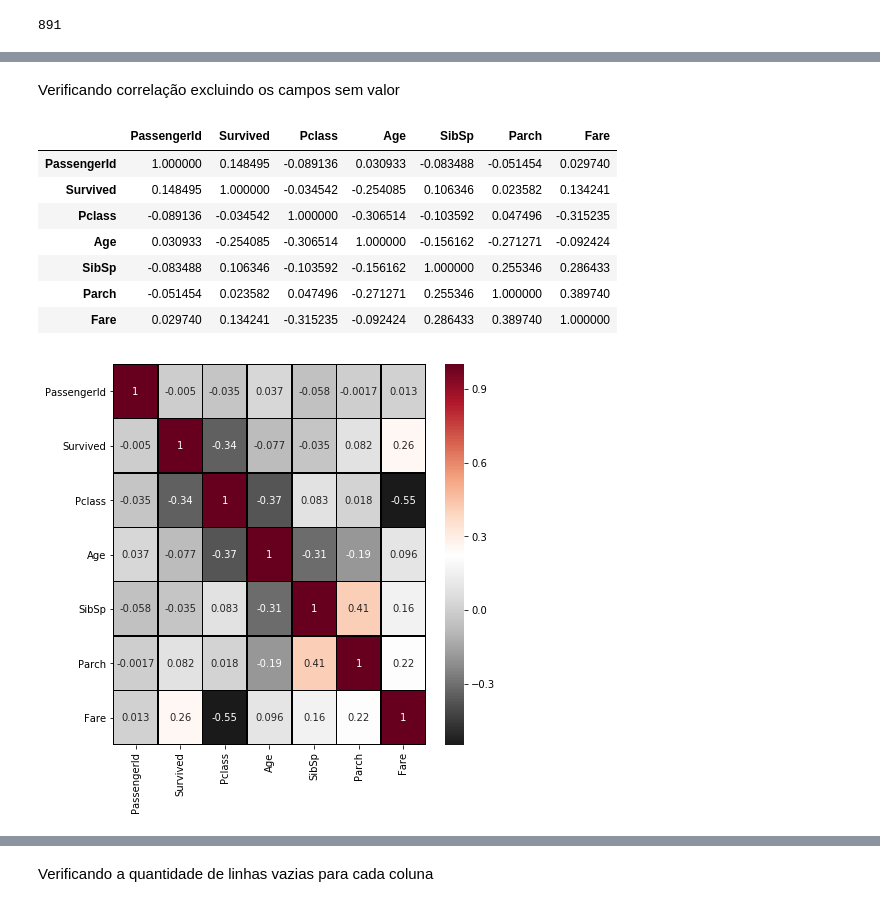
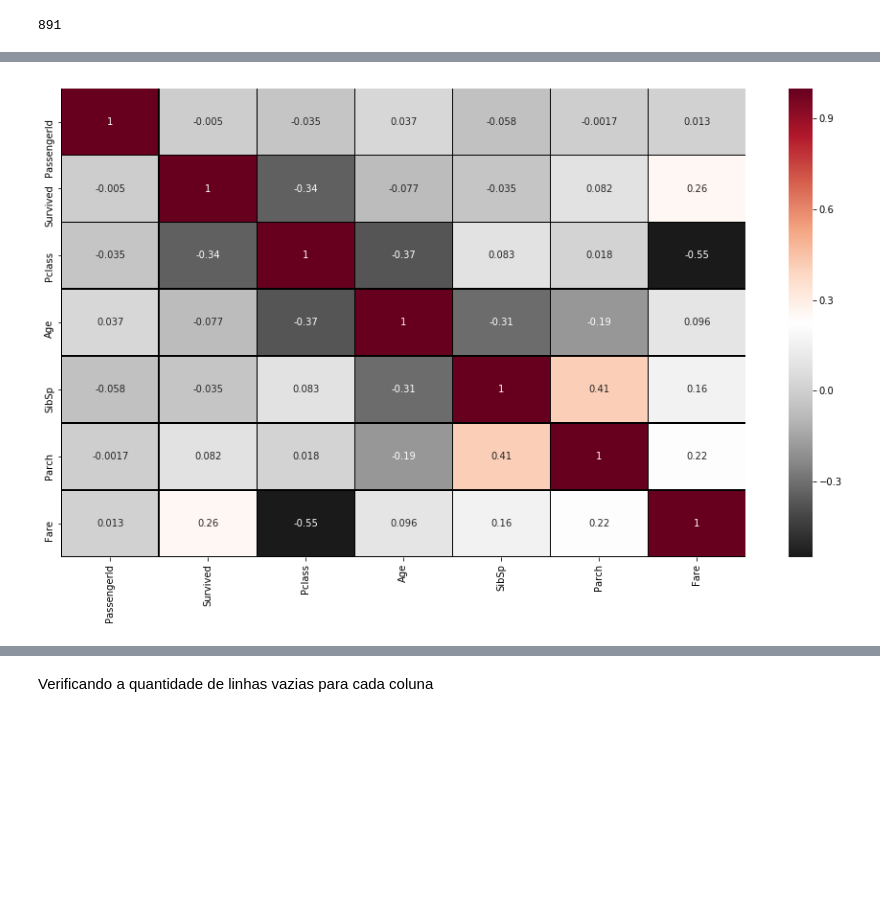
Before and after one commit to silenozlt/Desafio-Titanic, a Jupyter notebook: Titanic.ipynb, the cells around one changed output, grey strips where cells are left out. Cells and saved outputs as stored; diff of their text form; code cells hidden in the pictures; blank space fills up the shorter version.

```diff
--- a/Titanic.ipynb
+++ b/Titanic.ipynb
@@ -10,6 +23,7 @@ from scipy.stats import mode
 # %% [markdown]
 Carregando dataset
 # %%
-train = pd.read_csv('datasets/train.csv')
-test = pd.read_csv('datasets/test.csv')
+train_df = pd.read_csv('datasets/train.csv')
+test_df = pd.read_csv('datasets/test.csv')
 titanic = pd.read_csv('datasets/gender_submission.csv')
+df_resposta = pd.DataFrame()
@@ -68,23 +115,10 @@ train.corr()
-# %% [markdown]
-Verificando correlação excluindo os campos sem valor
-# %%
-train.dropna().corr()
-# %% [output]
-|  | PassengerId | Survived | Pclass | Age | SibSp | Parch | Fare |
-| PassengerId | 1.000000 | 0.148495 | -0.089136 | 0.030933 | -0.083488 | -0.051454 | 0.029740 |
-| Survived | 0.148495 | 1.000000 | -0.034542 | -0.254085 | 0.106346 | 0.023582 | 0.134241 |
-| Pclass | -0.089136 | -0.034542 | 1.000000 | -0.306514 | -0.103592 | 0.047496 | -0.315235 |
-| Age | 0.030933 | -0.254085 | -0.306514 | 1.000000 | -0.156162 | -0.271271 | -0.092424 |
-| SibSp | -0.083488 | 0.106346 | -0.103592 | -0.156162 | 1.000000 | 0.255346 | 0.286433 |
-| Parch | -0.051454 | 0.023582 | 0.047496 | -0.271271 | 0.255346 | 1.000000 | 0.389740 |
-| Fare | 0.029740 | 0.134241 | -0.315235 | -0.092424 | 0.286433 | 0.389740 | 1.000000 |
 # %%
 %matplotlib inline
 
-plt.figure(figsize=(7,7))
-sns.heatmap(train.corr(), annot=True, linewidths=0.5, linecolor='black', cmap='RdGy_r')
+plt.figure(figsize=(16,9))
+sns.heatmap(train_df.corr(), annot=True, linewidths=0.5, linecolor='black', cmap='RdGy_r')
 plt.xticks(rotation=90)
 plt.show()
 # %% [output]
-[figure, old version]
+[figure, new version]
 # %%
```
Also changed, not shown: parts of 97 cells of this notebook, 4 other files.
